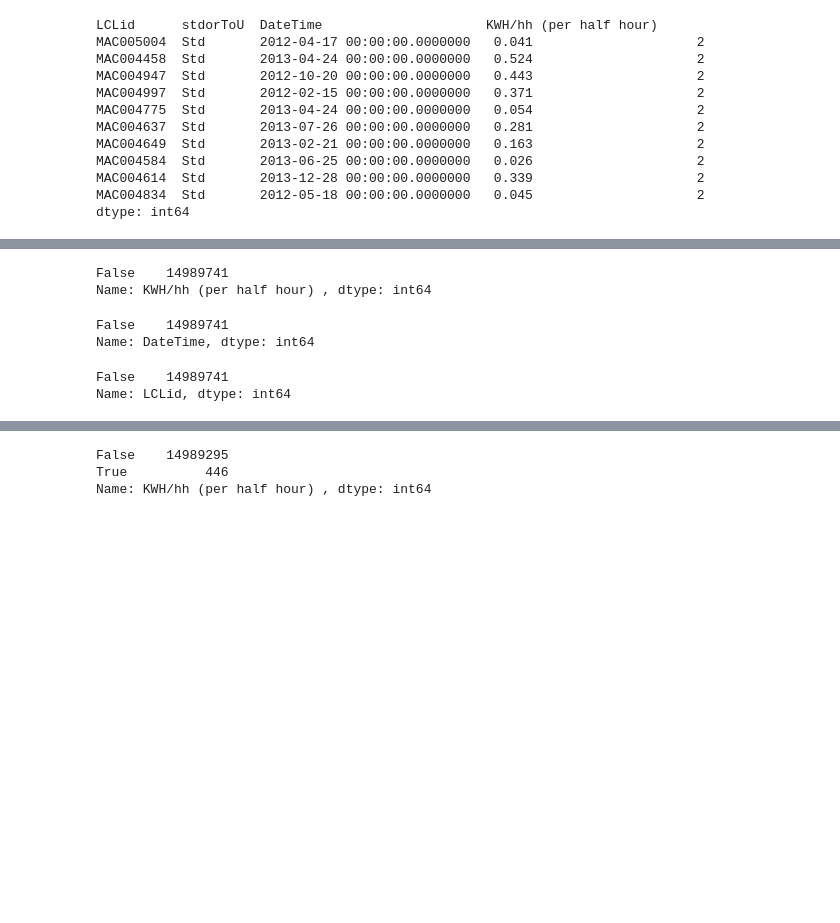
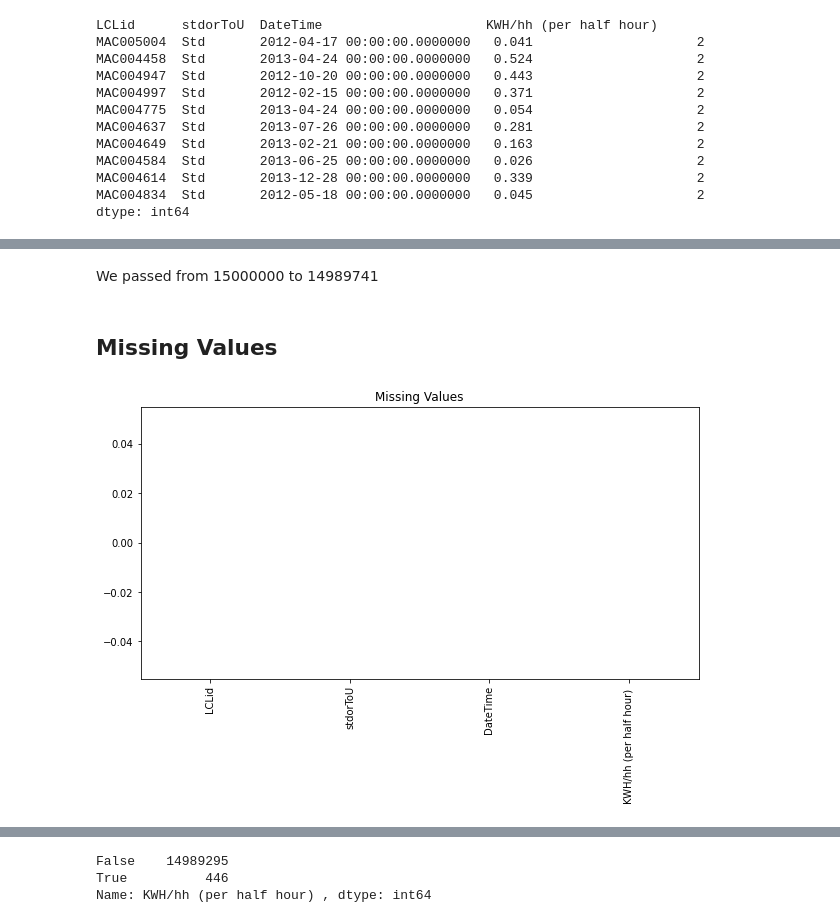
Before and after one commit to mynameisnouha/Clustering_Consumers_Smart_Grid_Project, a Jupyter notebook: Notebooks/P1_Data_cleaning.ipynb, the cells around one changed output, grey strips where cells are left out. Saved outputs shown, nothing was run; the diff lists cells and outputs as text; code cells hidden in the pictures; blank space fills up the shorter version.

```diff
--- a/Notebooks/P1_Data_cleaning.ipynb
+++ b/Notebooks/P1_Data_cleaning.ipynb
@@ -134,15 +154,12 @@ df1.drop('stdorToU', inplace=True, axis=1)
-# %%
-df1.isna()['KWH/hh (per half hour) '].value_counts()
-# %% [output]
-False    14989741
-Name: KWH/hh (per half hour) , dtype: int64
-# %%
-df1.isna()['DateTime'].value_counts()
-# %% [output]
-False    14989741
-Name: DateTime, dtype: int64
-# %%
-df1.isna()['LCLid'].value_counts()
-# %% [output]
-False    14989741
-Name: LCLid, dtype: int64
+# %% [markdown]
+We passed from 15000000 to 14989741
+# %% [markdown]
+## Missing Values
+# %%
+missing_values = df1.isnull().mean()
+plt.figure(figsize=(10,5))
+plt.title("Missing Values")
+missing_values.plot(kind="bar")
+plt.show()
+# %% [output]
+[figure, added]
```
Also changed, not shown: parts of 69 cells of this notebook.
